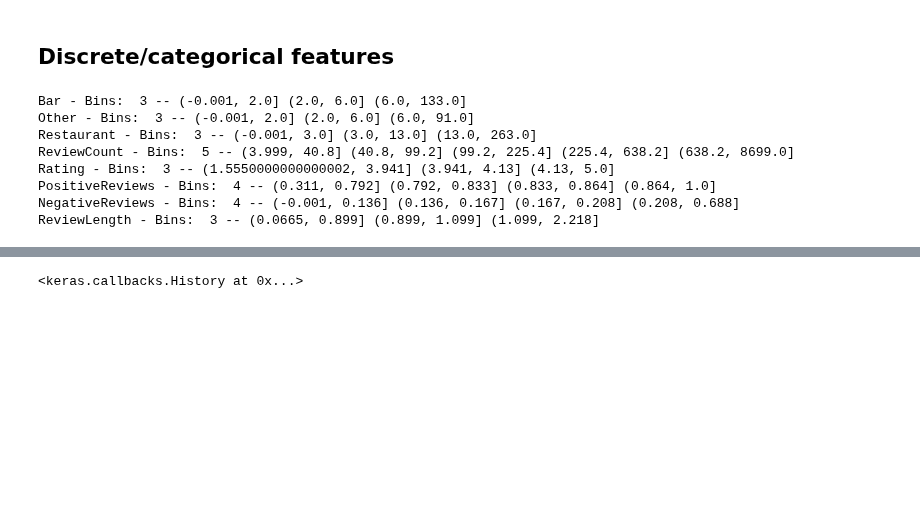
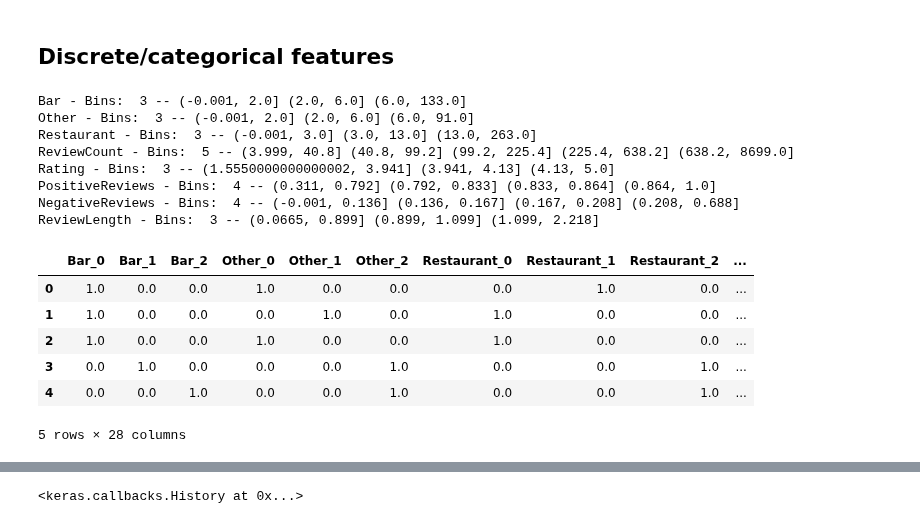
Before and after one commit to jesperhauch/GoogleLocalReviews, a Jupyter notebook: SpaceEmbeddings.ipynb, the cells around one changed output, grey strips where cells are left out. Drawn from its saved outputs; the diff is of its cells as text; code cells hidden in the pictures; blank space fills up the shorter version.

```diff
--- a/SpaceEmbeddings.ipynb
+++ b/SpaceEmbeddings.ipynb
@@ -140,6 +151,7 @@ for i in range(len(y.columns)-1):
 
     if len(np.where(y[columns[i+1]]==0)[0])/len(y[columns[i+1]])<0.2:
         y_discrete[columns[i+1]] = uniform_Discretization(y[columns[i+1]])
+        y_discrete[columns[i+1]] = y_discrete[columns[i+1]].astype("category", copy=False)
     else:
         0
     #data[columns[i+]] = uniform_Discretization(df[columns[i+1]])
@@ -152,3 +164,15 @@ Rating - Bins:  3 -- (1.5550000000000002, 3.941] (3.941, 4.13] (4.13, 5.0]
 PositiveReviews - Bins:  4 -- (0.311, 0.792] (0.792, 0.833] (0.833, 0.864] (0.864, 1.0]
 NegativeReviews - Bins:  4 -- (-0.001, 0.136] (0.136, 0.167] (0.167, 0.208] (0.208, 0.688]
 ReviewLength - Bins:  3 -- (0.0665, 0.899] (0.899, 1.099] (1.099, 2.218]
+# %%
+y_discrete = pd.get_dummies(y_discrete)
+y_discrete = y_discrete.astype(float)
+y_discrete.head()
+# %% [output]
+|  | Bar_0 | Bar_1 | Bar_2 | Other_0 | Other_1 | Other_2 | Restaurant_0 | Restaurant_1 | Restaurant_2 | ... |
+| 0 | 1.0 | 0.0 | 0.0 | 1.0 | 0.0 | 0.0 | 0.0 | 1.0 | 0.0 | ... |
+| 1 | 1.0 | 0.0 | 0.0 | 0.0 | 1.0 | 0.0 | 1.0 | 0.0 | 0.0 | ... |
+| 2 | 1.0 | 0.0 | 0.0 | 1.0 | 0.0 | 0.0 | 1.0 | 0.0 | 0.0 | ... |
+| 3 | 0.0 | 1.0 | 0.0 | 0.0 | 0.0 | 1.0 | 0.0 | 0.0 | 1.0 | ... |
+| 4 | 0.0 | 0.0 | 1.0 | 0.0 | 0.0 | 1.0 | 0.0 | 0.0 | 1.0 | ... |
+5 rows × 28 columns
```
Also changed, not shown: parts of 15 cells of this notebook, 2 other files.
